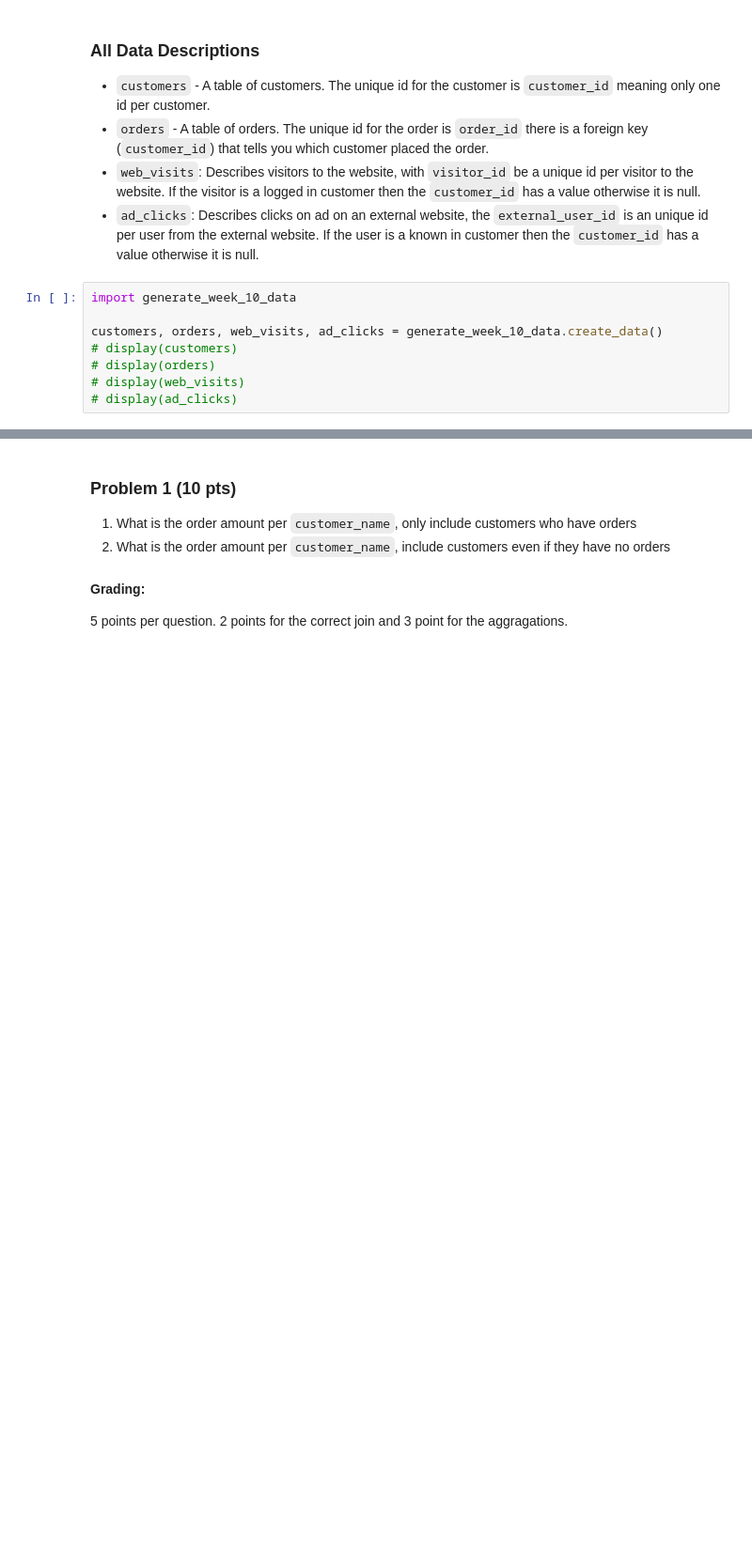
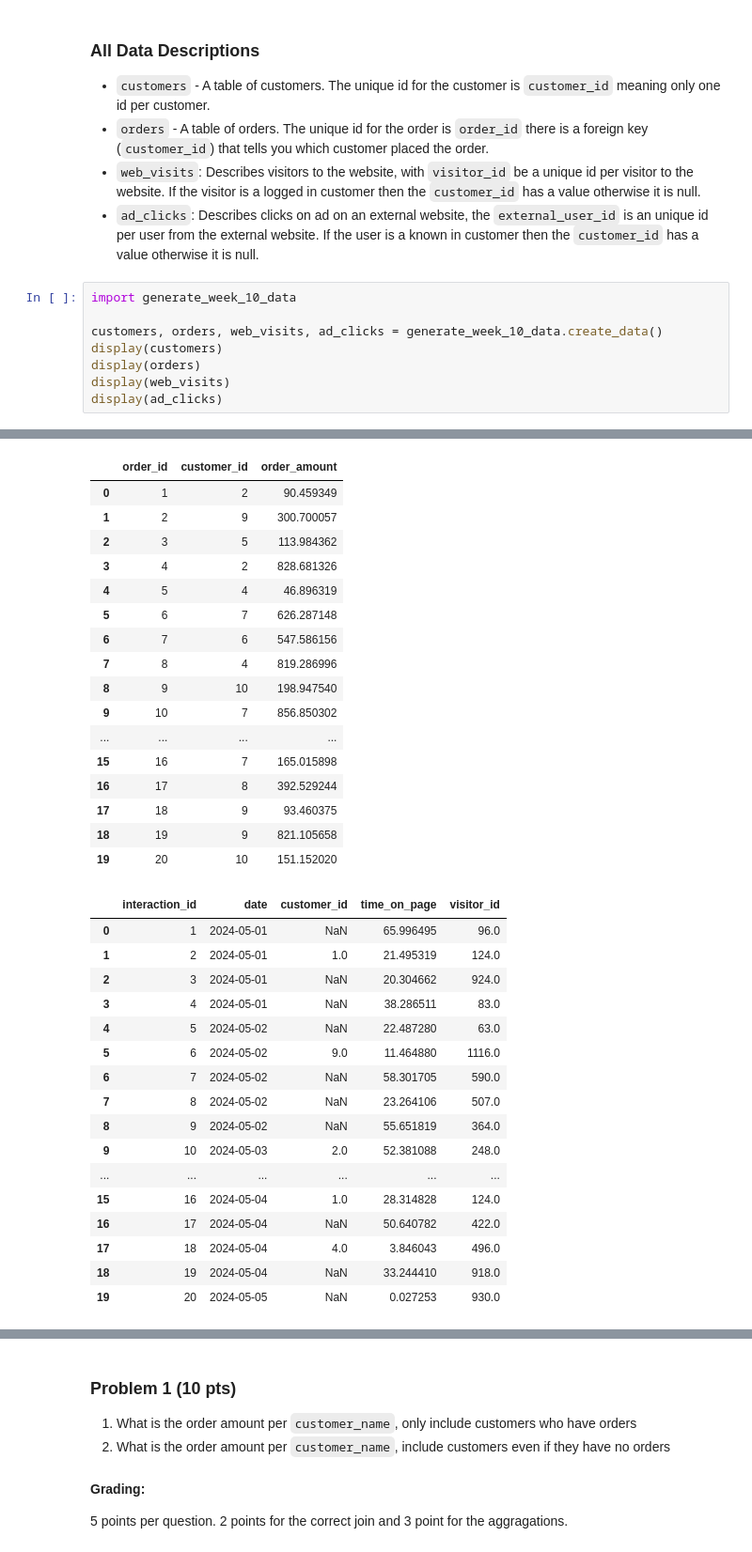
Before and after one commit to oi12bu/AD450, a Jupyter notebook: week_10_agg.ipynb, the cells around one changed output, grey strips where cells are left out. Shown at 94% size. Saved outputs shown, nothing was run; the diff lists cells and outputs as text; blank space fills up the shorter version.

```diff
--- a/week_10_agg.ipynb
+++ b/week_10_agg.ipynb
@@ -107,7 +107,8 @@ not_reindexed.reset_index()
 import generate_week_10_data
 
 customers, orders, web_visits, ad_clicks = generate_week_10_data.create_data()
-# display(customers)
-# display(orders)
-# display(web_visits)
-# display(ad_clicks)
+display(customers)
+display(orders)
+display(web_visits)
+display(ad_clicks)
+# %% [output]
@@ -113,0 +126,34 @@ customers, orders, web_visits, ad_clicks = generate_week_10_data.create_data()
+|  | order_id | customer_id | order_amount |
+| 0 | 1 | 2 | 90.459349 |
+| 1 | 2 | 9 | 300.700057 |
+| 2 | 3 | 5 | 113.984362 |
+| 3 | 4 | 2 | 828.681326 |
+| 4 | 5 | 4 | 46.896319 |
+| 5 | 6 | 7 | 626.287148 |
+| 6 | 7 | 6 | 547.586156 |
+| 7 | 8 | 4 | 819.286996 |
+| 8 | 9 | 10 | 198.947540 |
+| 9 | 10 | 7 | 856.850302 |
+| ... | ... | ... | ... |
+| 15 | 16 | 7 | 165.015898 |
+| 16 | 17 | 8 | 392.529244 |
+| 17 | 18 | 9 | 93.460375 |
+| 18 | 19 | 9 | 821.105658 |
+| 19 | 20 | 10 | 151.152020 |
+|  | interaction_id | date | customer_id | time_on_page | visitor_id |
+| 0 | 1 | 2024-05-01 | NaN | 65.996495 | 96.0 |
+| 1 | 2 | 2024-05-01 | 1.0 | 21.495319 | 124.0 |
+| 2 | 3 | 2024-05-01 | NaN | 20.304662 | 924.0 |
+| 3 | 4 | 2024-05-01 | NaN | 38.286511 | 83.0 |
+| 4 | 5 | 2024-05-02 | NaN | 22.487280 | 63.0 |
+| 5 | 6 | 2024-05-02 | 9.0 | 11.464880 | 1116.0 |
+| 6 | 7 | 2024-05-02 | NaN | 58.301705 | 590.0 |
+| 7 | 8 | 2024-05-02 | NaN | 23.264106 | 507.0 |
+| 8 | 9 | 2024-05-02 | NaN | 55.651819 | 364.0 |
+| 9 | 10 | 2024-05-03 | 2.0 | 52.381088 | 248.0 |
+| ... | ... | ... | ... | ... | ... |
+| 15 | 16 | 2024-05-04 | 1.0 | 28.314828 | 124.0 |
+| 16 | 17 | 2024-05-04 | NaN | 50.640782 | 422.0 |
+| 17 | 18 | 2024-05-04 | 4.0 | 3.846043 | 496.0 |
+| 18 | 19 | 2024-05-04 | NaN | 33.244410 | 918.0 |
+| 19 | 20 | 2024-05-05 | NaN | 0.027253 | 930.0 |
```
Also changed, not shown: parts of 4 cells of this notebook, 1 other file.
